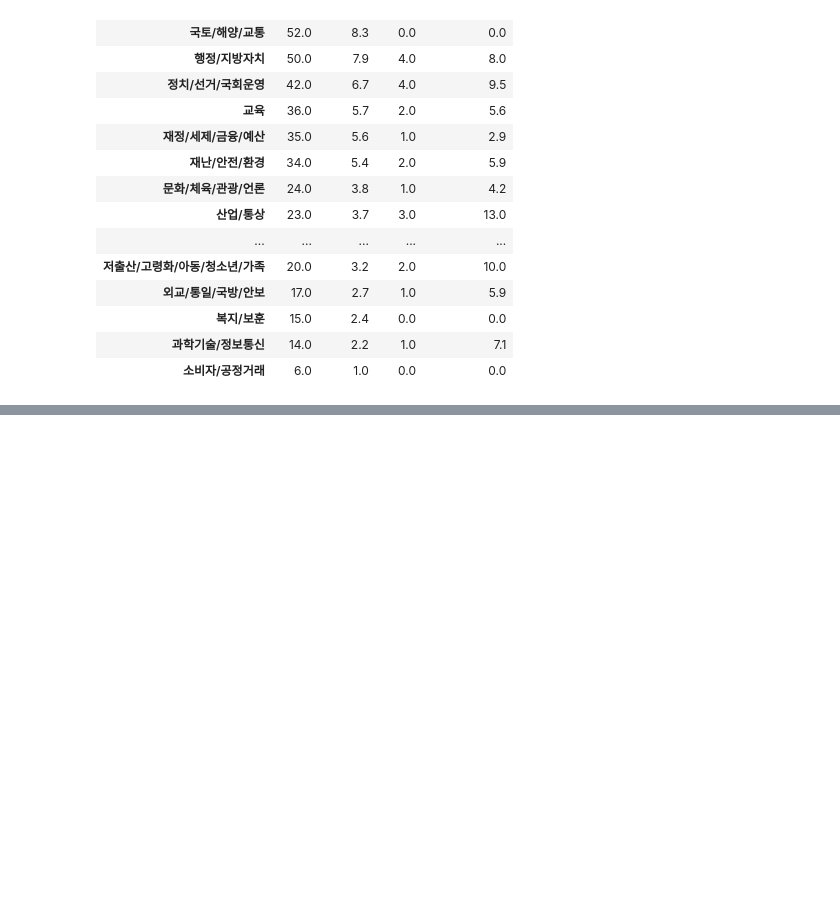
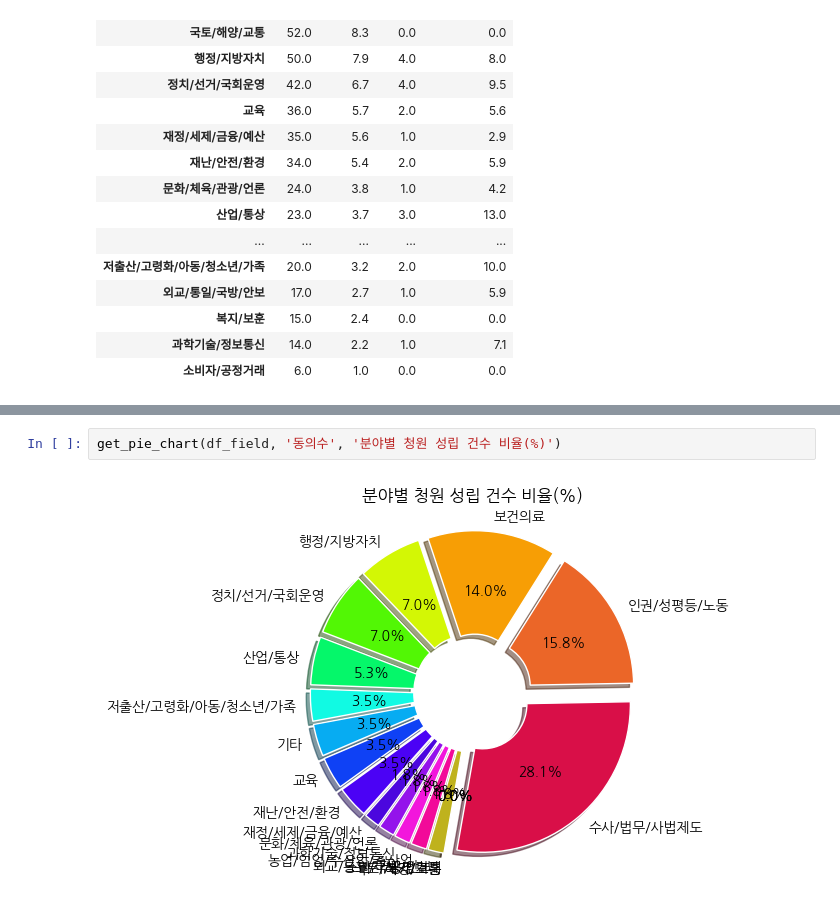
Before and after one commit to stonesteel0606/seaborn_tutorial, a Jupyter notebook: 국민청원_스크래핑.ipynb, the cells around one changed output, grey strips where cells are left out. Cells and saved outputs as stored; diff of their text form; blank space fills up the shorter version.

```diff
--- a/국민청원_스크래핑.ipynb
+++ b/국민청원_스크래핑.ipynb
@@ -311,0 +286,4 @@ plt.show()
+# %%
+get_pie_chart(df_field, '동의수', '분야별 청원 성립 건수 비율(%)')
+# %% [output]
+[figure, added]
```
Also changed, not shown: parts of 15 cells of this notebook.
